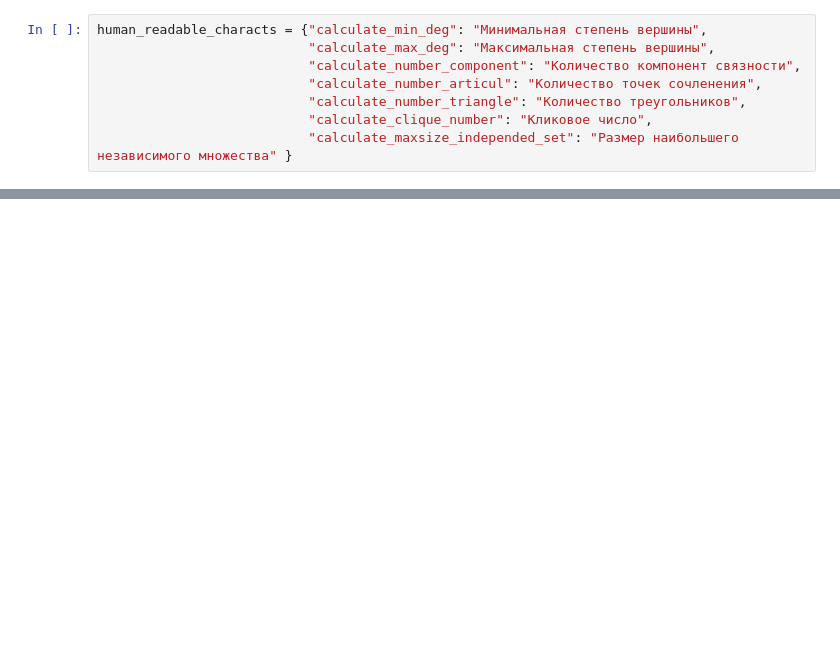
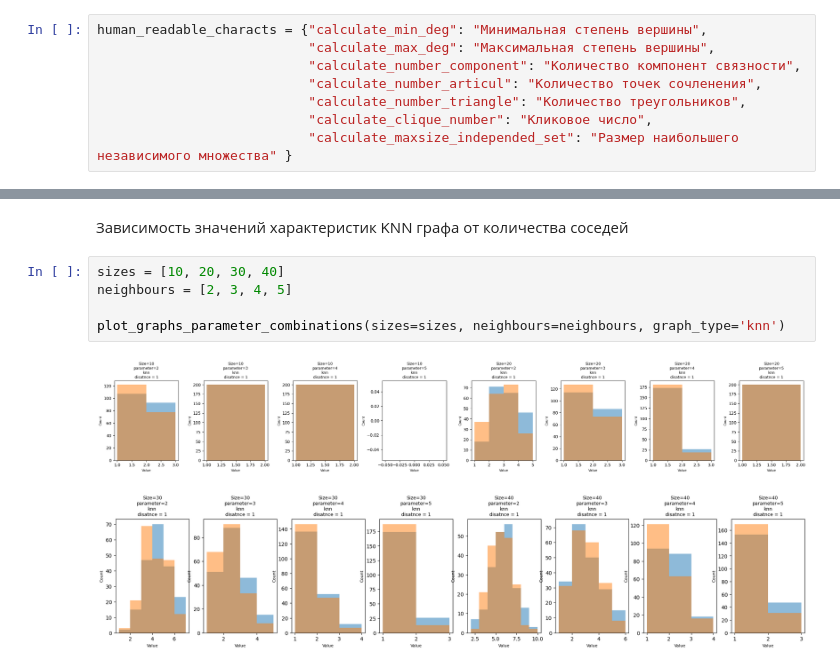
Before and after one commit to Snomty/Random_graphs, a Jupyter notebook: src/Random_graphs.ipynb, the cells around one changed output, grey strips where cells are left out. Cells and saved outputs as stored; diff of their text form; blank space fills up the shorter version.

```diff
--- a/src/Random_graphs.ipynb
+++ b/src/Random_graphs.ipynb
@@ -219,0 +343,10 @@ print("Графики")
+# %% [markdown]
+Зависимость значений характеристик KNN графа от количества соседей
+# %%
+sizes = [10, 20, 30, 40]
+neighbours = [2, 3, 4, 5]
+
+plot_graphs_parameter_combinations(sizes=sizes, neighbours=neighbours, graph_type='knn')
+# %% [output]
+[figure, added]
+[figure, added]
```
Also changed, not shown: parts of 12 cells of this notebook.
